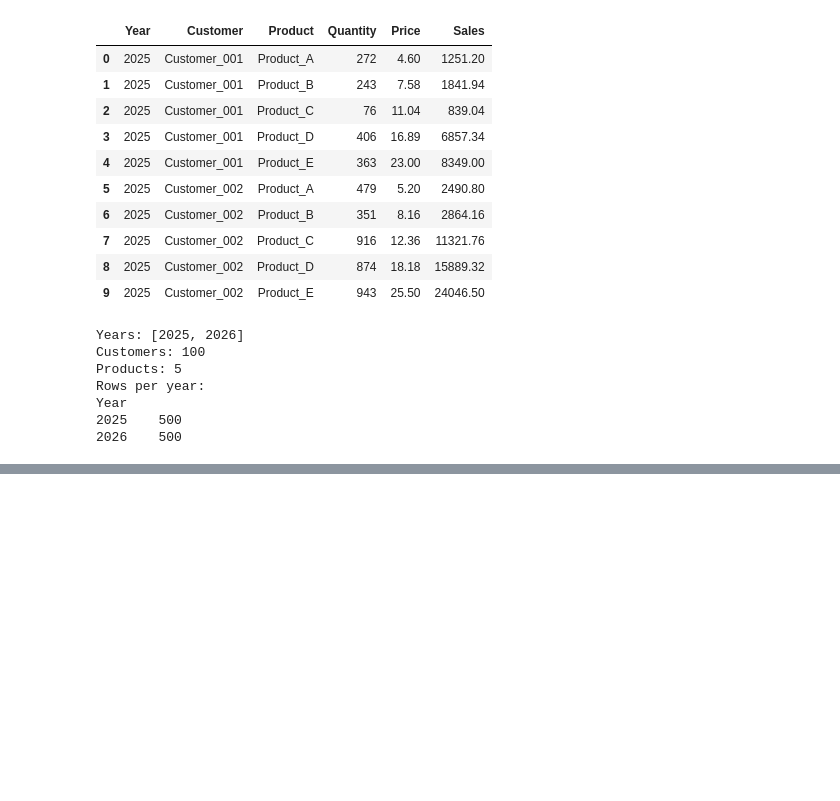
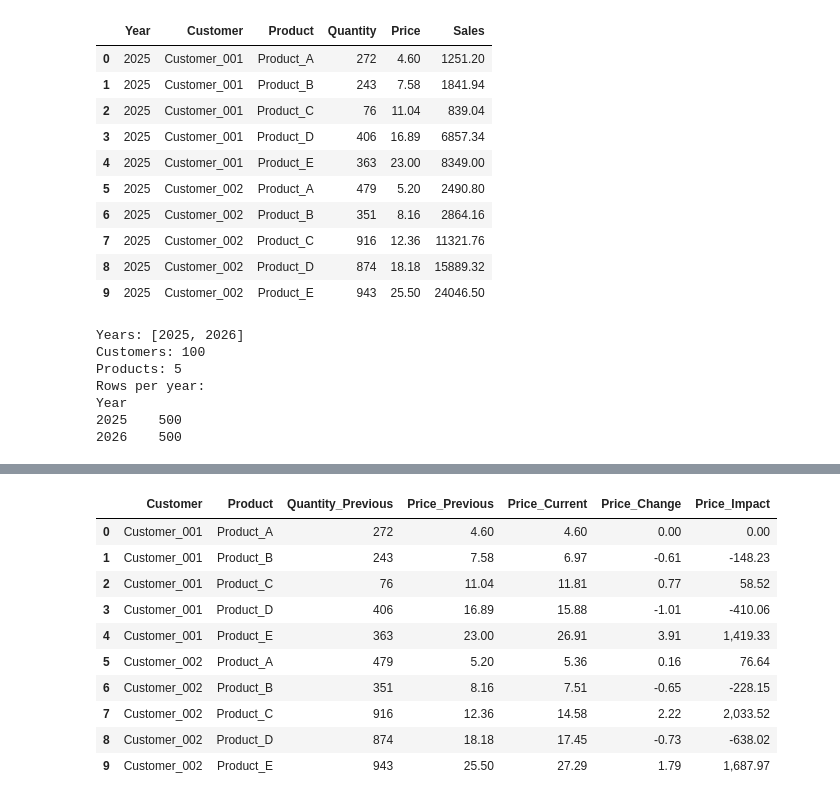
Before and after one commit to StoyanBachvarov/High-School-Math-Exam, a Jupyter notebook: sales_variance_analysis_implementation.ipynb, the cells around one changed output, grey strips where cells are left out. Saved outputs shown, nothing was run; the diff lists cells and outputs as text; code cells hidden in the pictures; blank space fills up the shorter version.

```diff
--- a/sales_variance_analysis_implementation.ipynb
+++ b/sales_variance_analysis_implementation.ipynb
@@ -52,0 +107,34 @@ Year
+# %%
+# Change the price only, keeping previous-year quantity constant.
+comparison['Price_Change'] = (comparison['Price_Current'] - comparison['Price_Previous']).round(2)
+comparison['Price_Impact'] = (comparison['Price_Change'] * comparison['Quantity_Previous']).round(2)
+
+# Audit against the intermediate scenario S* = P_current * V_previous.
+comparison['Repriced_Previous_Sales'] = (
+    comparison['Price_Current'] * comparison['Quantity_Previous']
+).round(2)
+assert np.allclose(
+    comparison['Price_Impact'],
+    comparison['Repriced_Previous_Sales'] - comparison['Sales_Previous'],
+    rtol=0, atol=0.005
+)
+detail_columns = ['Customer', 'Product', 'Quantity_Previous', 'Price_Previous',
+                  'Price_Current', 'Price_Change', 'Price_Impact']
+money_columns = ['Price_Previous', 'Price_Current', 'Price_Change', 'Price_Impact']
+
+def format_details(table):
+    return table.style.format({column: '{:,.2f}' for column in money_columns})
+
+display(format_details(comparison[detail_columns].head(10)))
+# %% [output]
+|  | Customer | Product | Quantity_Previous | Price_Previous | Price_Current | Price_Change | Price_Impact |
+| 0 | Customer_001 | Product_A | 272 | 4.60 | 4.60 | 0.00 | 0.00 |
+| 1 | Customer_001 | Product_B | 243 | 7.58 | 6.97 | -0.61 | -148.23 |
+| 2 | Customer_001 | Product_C | 76 | 11.04 | 11.81 | 0.77 | 58.52 |
+| 3 | Customer_001 | Product_D | 406 | 16.89 | 15.88 | -1.01 | -410.06 |
+| 4 | Customer_001 | Product_E | 363 | 23.00 | 26.91 | 3.91 | 1,419.33 |
+| 5 | Customer_002 | Product_A | 479 | 5.20 | 5.36 | 0.16 | 76.64 |
+| 6 | Customer_002 | Product_B | 351 | 8.16 | 7.51 | -0.65 | -228.15 |
+| 7 | Customer_002 | Product_C | 916 | 12.36 | 14.58 | 2.22 | 2,033.52 |
+| 8 | Customer_002 | Product_D | 874 | 18.18 | 17.45 | -0.73 | -638.02 |
+| 9 | Customer_002 | Product_E | 943 | 25.50 | 27.29 | 1.79 | 1,687.97 |
```
Also changed, not shown: parts of 18 cells of this notebook.
